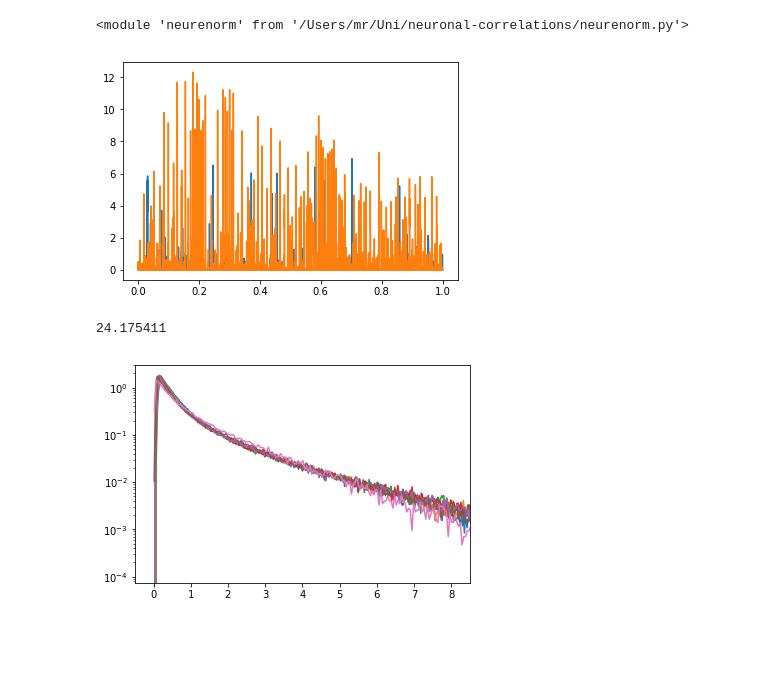
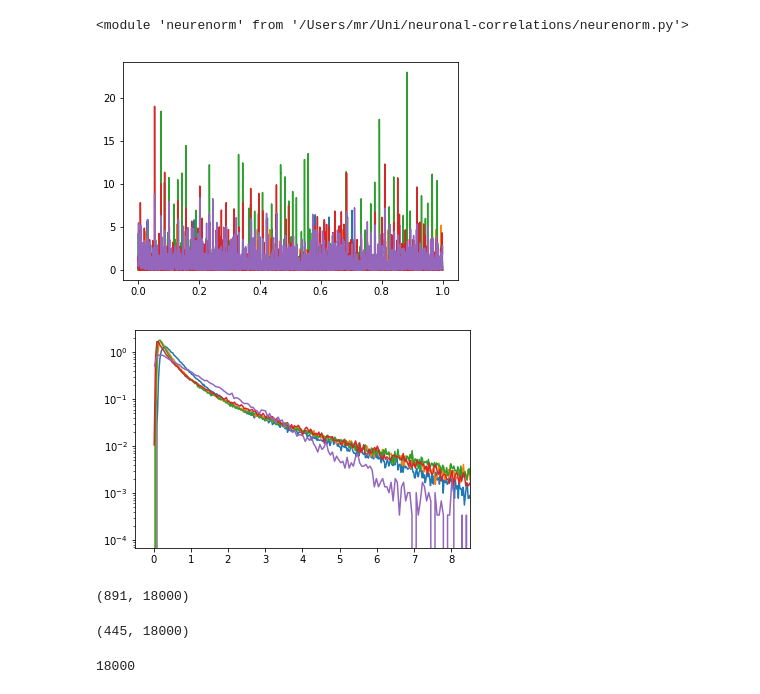
Before and after one commit to manuel-rhdt/neuronal-correlations, a Jupyter notebook: Notebook.ipynb, the cells around one changed output. Saved outputs shown, nothing was run; the diff lists cells and outputs as text; code cells hidden in the pictures; blank space fills up the shorter version.

```diff
--- a/Notebook.ipynb
+++ b/Notebook.ipynb
@@ -13,13 +13,10 @@ data = neurenorm.load_data("data.tif")
 # %%
 x = np.linspace(0, 1, len(data[0]))
 
-for subdata in data[0:1]:
-    plt.plot(x, subdata)
-
-for subdata in rdata[2:3]:
-    plt.plot(x, subdata)
+for subdata in rdata[::2]:
+    plt.plot(x, subdata[0])
 
 plt.show()
 # %% [output]
-[figure, old version]
+[figure, new version]
 # %%
@@ -27,14 +24,21 @@ rdata = [neurenorm.perform_renormalization(data, steps) for steps in range(1, 8)
-# %%
-rdata.max()
-# %% [output]
-24.175411
 # %%
-for data in rdata:
-    y, x = np.histogram(data, bins = 'auto', density = 'true', range = (1e-5, data.max()))
-    x = (x[:-1] + x[1:]) / 2
+for data in rdata[::2]:
+    x, y = neurenorm.make_histogram(data)
     plt.yscale('log')
     plt.xlim(-0.5,8.5)
     plt.plot(x, y)
 plt.show()
 # %% [output]
-[figure, old version]
+[figure, new version]
+# %%
+data.shape
+# %% [output]
+(891, 18000)
+# %%
+rdata[0].shape
+# %% [output]
+(445, 18000)
+# %%
+len(data[0])
+# %% [output]
+18000
```
Also changed, not shown: parts of 1 cell of this notebook, 3 other files.
